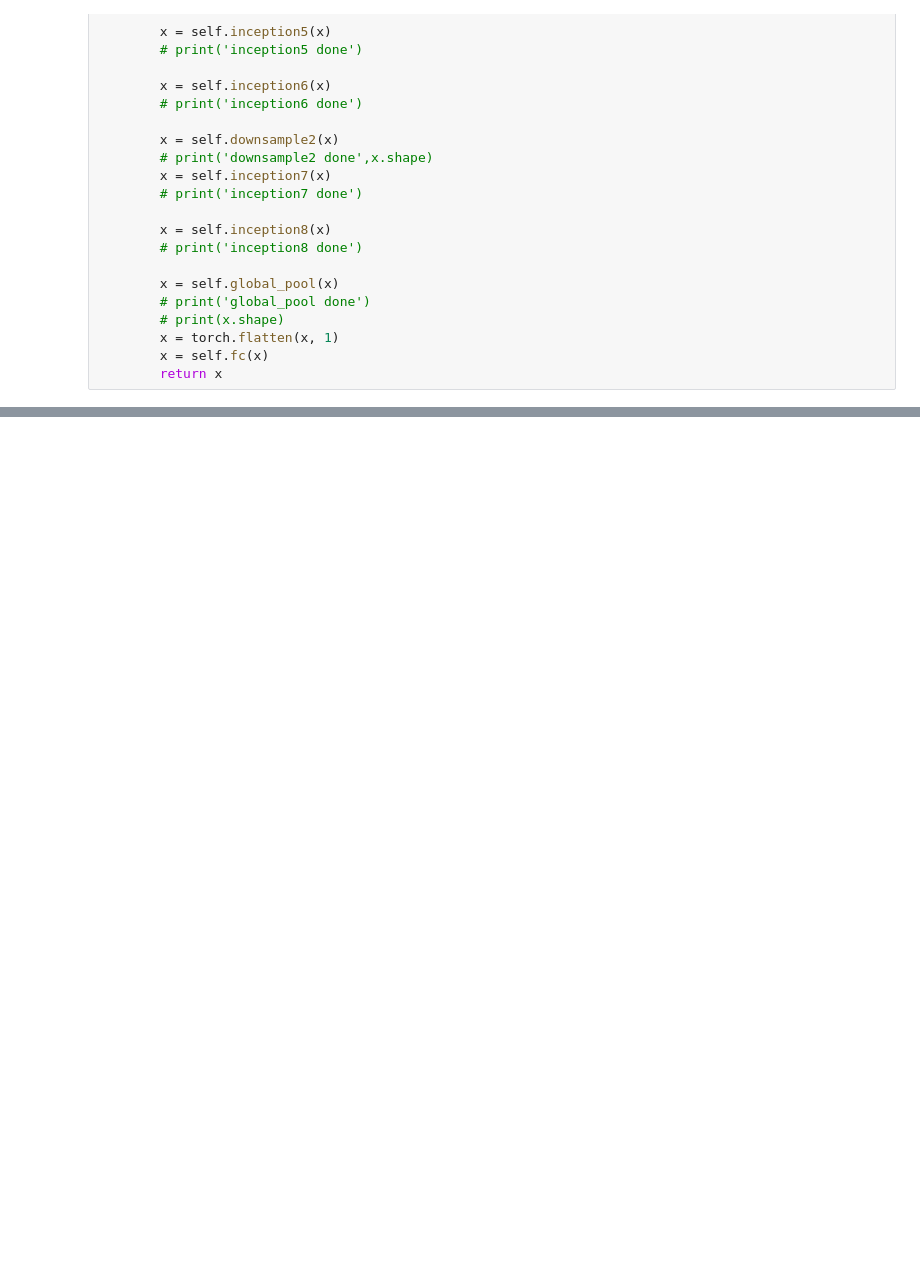
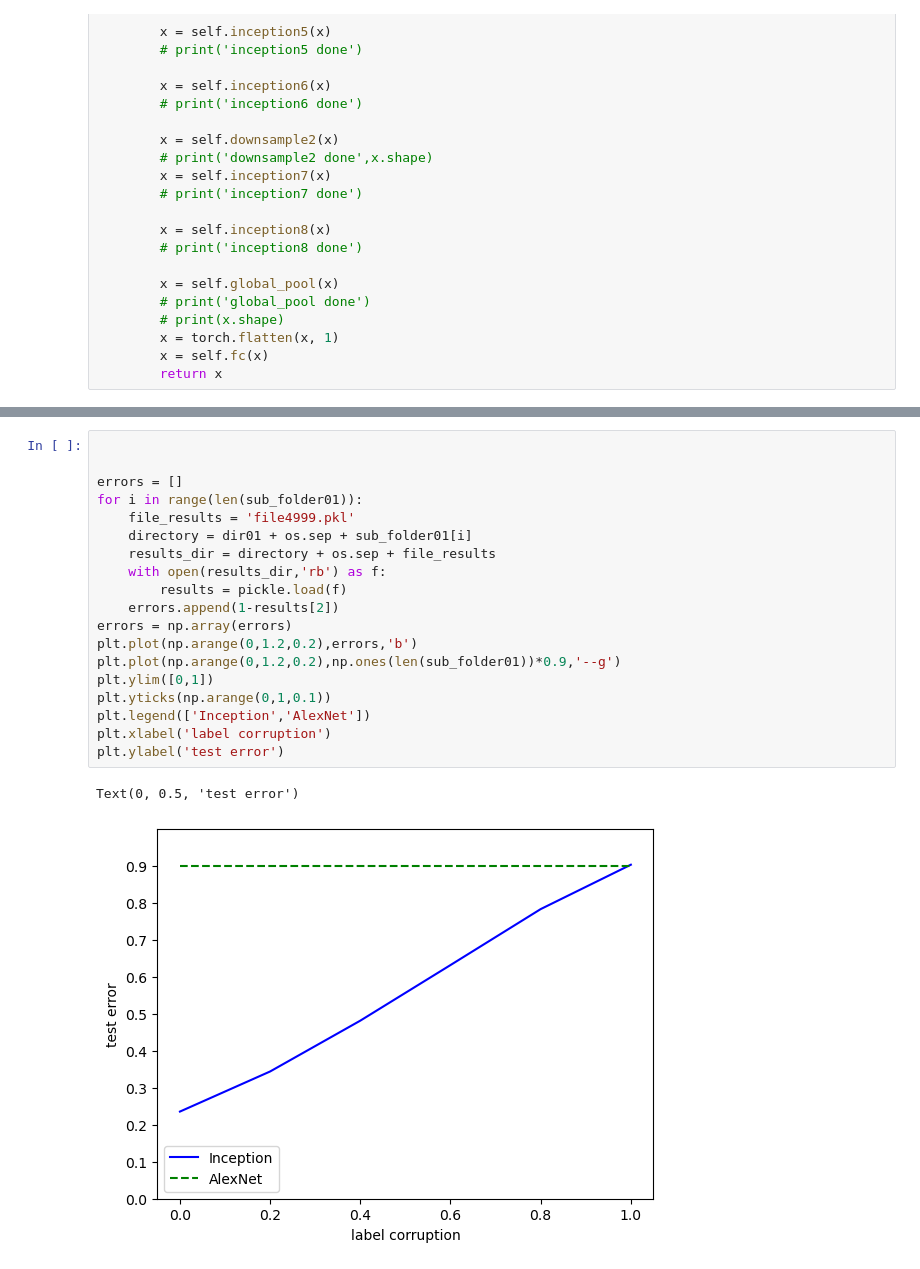
Before and after one commit to wsshen/MachineLearning, a Jupyter notebook: CIFAR/norm_plot.ipynb, the cells around one changed output, grey strips where cells are left out. Drawn from its saved outputs; the diff is of its cells as text; blank space fills up the shorter version.

```diff
--- a/CIFAR/norm_plot.ipynb
+++ b/CIFAR/norm_plot.ipynb
@@ -183,0 +313,22 @@ sub_folder01 = ['true_labels_12-03-2024_19-00-34',
+# %%
+
+
+errors = []
+for i in range(len(sub_folder01)):
+    file_results = 'file4999.pkl'
+    directory = dir01 + os.sep + sub_folder01[i]
+    results_dir = directory + os.sep + file_results
+    with open(results_dir,'rb') as f:
+        results = pickle.load(f)
+    errors.append(1-results[2])
+errors = np.array(errors)
+plt.plot(np.arange(0,1.2,0.2),errors,'b')
+plt.plot(np.arange(0,1.2,0.2),np.ones(len(sub_folder01))*0.9,'--g')
+plt.ylim([0,1])
+plt.yticks(np.arange(0,1,0.1))
+plt.legend(['Inception','AlexNet'])
+plt.xlabel('label corruption')
+plt.ylabel('test error')
+# %% [output]
+Text(0, 0.5, 'test error')
+[figure, added]
```
Also changed, not shown: parts of 12 cells of this notebook, 3 other files.
